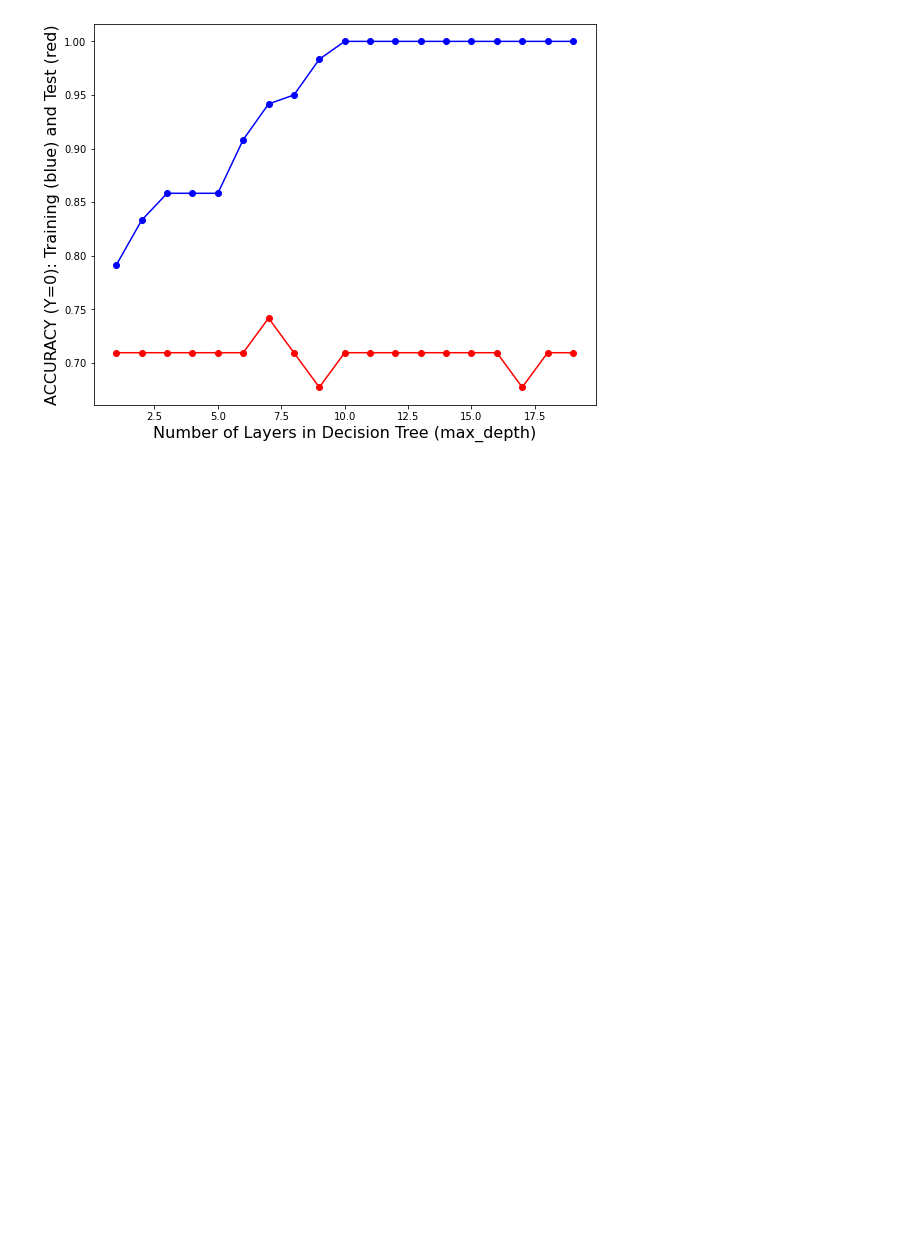
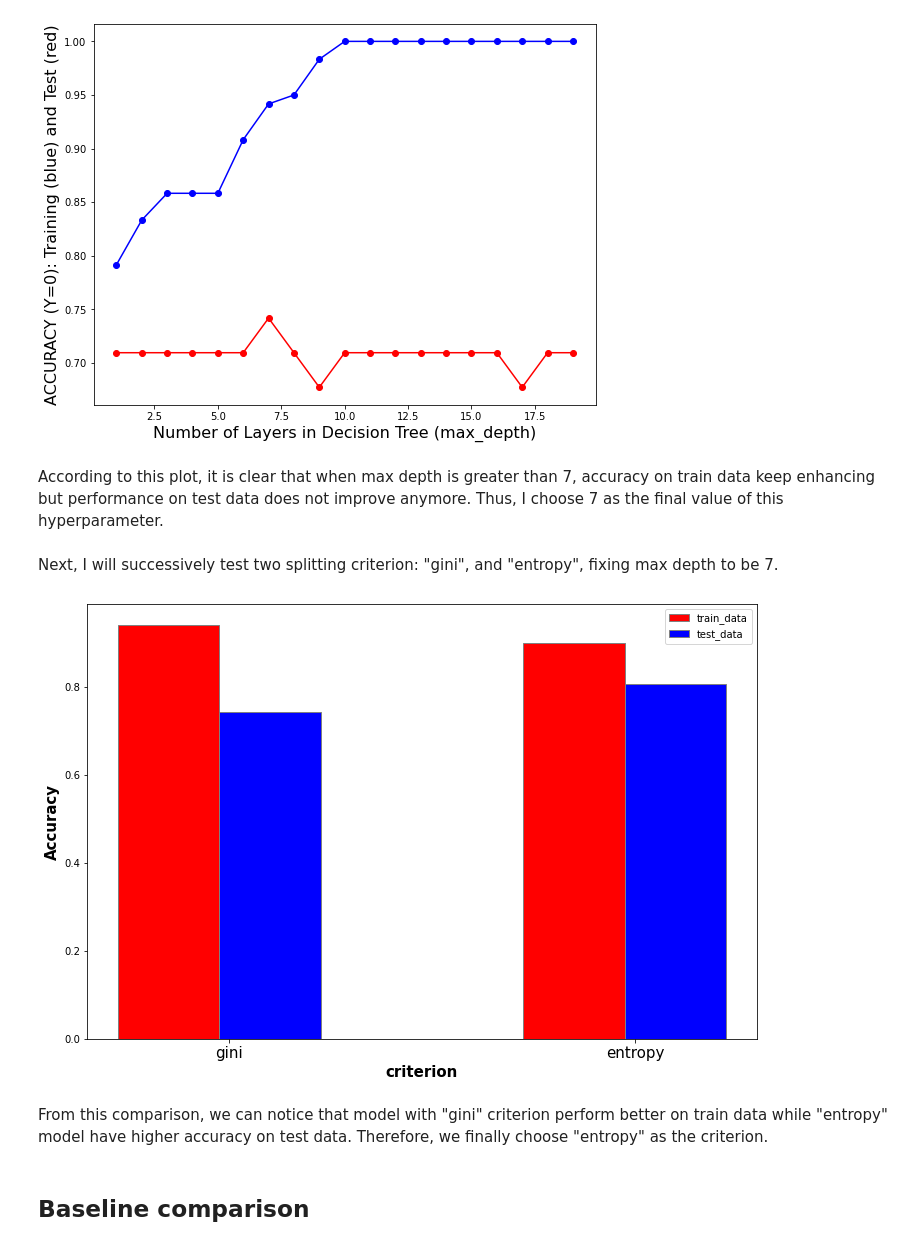
Before and after one commit to WilliamChuFCB/anly501-project, a Jupyter notebook: code/SVM and DT/DT_record_data.ipynb, the cells around one changed output. Saved outputs shown, nothing was run; the diff lists cells and outputs as text; code cells hidden in the pictures; blank space fills up the shorter version.

```diff
--- a/code/SVM and DT/DT_record_data.ipynb
+++ b/code/SVM and DT/DT_record_data.ipynb
@@ -181,5 +188,51 @@ axes.set_ylabel("ACCURACY (Y=0): Training (blue) and Test (red)", fontsize=fs)
 plt.show()
 # %% [output]
 [figure]
+# %% [markdown]
+According to this plot, it is clear that when max depth is greater than 7, accuracy on train data keep enhancing but performance on test data does not improve anymore. Thus, I choose 7 as the final value of this hyperparameter.
+# %% [markdown]
+Next, I will successively test two splitting criterion: "gini", and "entropy", fixing max depth to be 7.
 # %%
-criterion_list=["gini", "entropy", "log_loss"]
+criterion_list=["gini", "entropy"]
+# %%
+test_results=[]
+train_results=[]
+
+for crit in criterion_list:
+    model = tree.DecisionTreeClassifier(criterion=crit,max_depth=7)
+    model = model.fit(X_train,Y_train)
+
+    yp_train=model.predict(X_train)
+    yp_test=model.predict(X_test)
+
+    test_results.append(accuracy_score(Y_test, yp_test))
+    train_results.append(accuracy_score(Y_train, yp_train))
+# %%
+# set width of bar
+barWidth = 0.25
+fig = plt.subplots(figsize =(12, 8))
+
+# Set position of bar on X axis
+br1 = np.arange(len(train_results))
+br2 = [x + barWidth for x in br1]
+
+# Make the plot
+plt.bar(br1, train_results, color ='r', width = barWidth,
+        edgecolor ='grey', label ='train_data')
+plt.bar(br2, test_results, color ='b', width = barWidth,
+        edgecolor ='grey', label ='test_data')
+
+# Adding Xticks
+plt.xlabel('criterion', fontweight ='bold', fontsize = 15)
+plt.ylabel('Accuracy', fontweight ='bold', fontsize = 15)
+plt.xticks([r + barWidth - 0.1 for r in range(len(train_results))],
+        ['gini','entropy'],fontsize=15)
+
+plt.legend()
+plt.show()
+# %% [output]
+[figure, added]
+# %% [markdown]
+From this comparison, we can notice that model with "gini" criterion perform better on train data while "entropy" model have higher accuracy on test data. Therefore, we finally choose "entropy" as the criterion.
+# %% [markdown]
+## Baseline comparison
```
Also changed, not shown: parts of 13 cells of this notebook, 11 other files.
